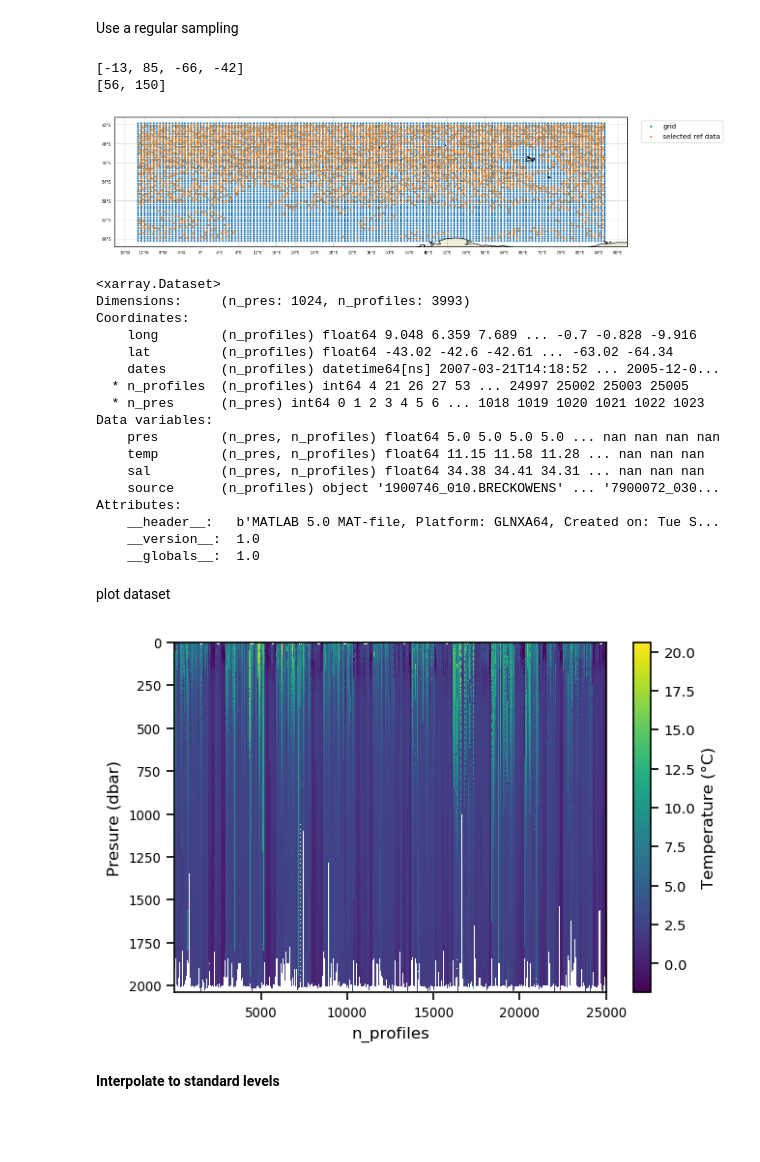
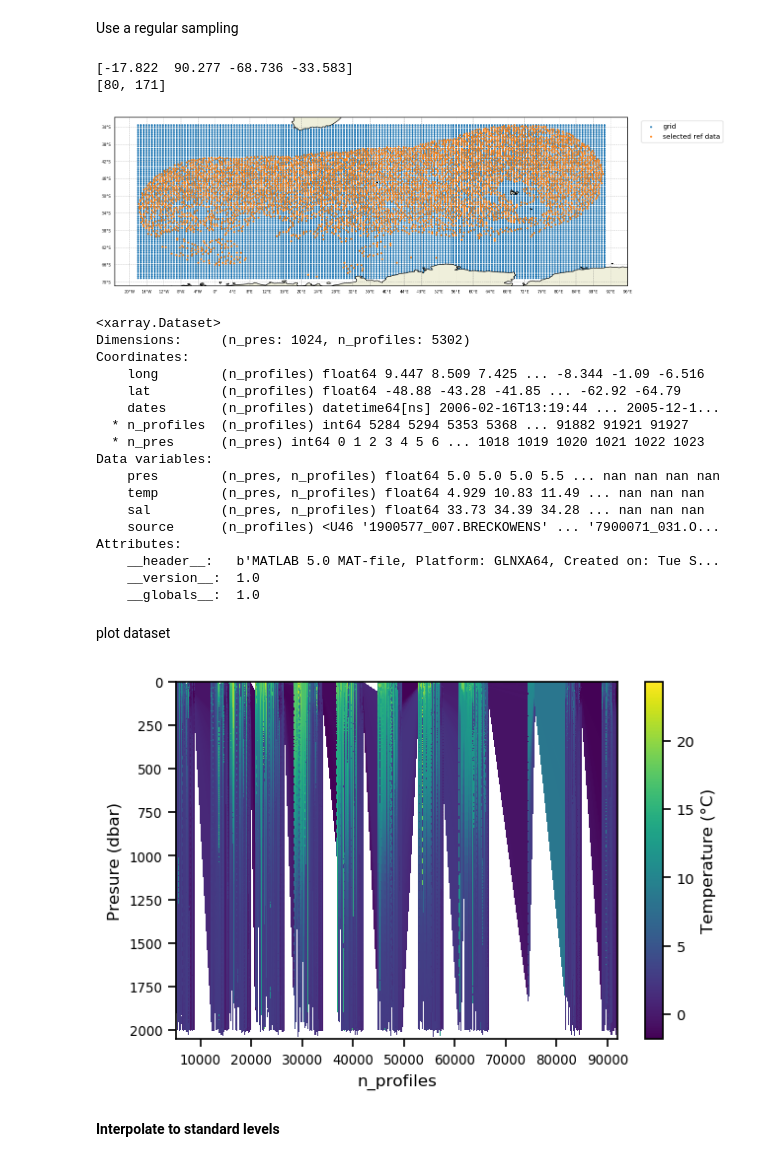
Before and after one commit to euroargodev/DMQC-PCM, a Jupyter notebook: PCM-design/Classif_ArgoReferenceDatabase.ipynb, the cells around one changed output. Drawn from its saved outputs; the diff is of its cells as text; code cells hidden in the pictures; blank space fills up the shorter version.

Commit message:
[add] data selection using simple ellipses

```diff
--- a/PCM-design/Classif_ArgoReferenceDatabase.ipynb
+++ b/PCM-design/Classif_ArgoReferenceDatabase.ipynb
@@ -35,12 +35,16 @@ Reference data selection
 # %%
 # geographical extent
 #geo_extent = [-9, 31, -40, -26] # [min lon, max lon, min lat, max lat]
-geo_extent = [-13, 85, -66, -42] #southern ocean
+#geo_extent = [-13, 85, -66, -42] #southern ocean
 #geo_extent = [-70, -40, 32, 50] #north atlantic
 # depth for interpolation
 max_depth = 1000
 # chose season ('DJF', 'MAM', 'JJA', 'SON' or 'all')
-season = ['all']
+season = ['all'] # TODO: option in trining dataset
+# paths
+WMOboxes_latlon='WMO_boxes_latlon.txt'
+wmo_boxes='wmo_boxes_argo.mat'
+ref_path = '/home1/homedir5/perso/agarciaj/EARISE/OW/matlabow/data/climatology/'
 # %% [markdown]
 Float you want to correct
 # %%
@@ -97,0 +78,6 @@ ds = get_refdata(geo_extent=geo_extent,
+# %%
+ds = get_refdata(float_mat_path = float_mat_path,
+                 WMOboxes_latlon = WMOboxes_latlon,
+                 wmo_boxes = wmo_boxes,
+                 ref_path = ref_path,
+                 season = season)
@@ -121,27 +125,27 @@ Attributes:
 Use a regular sampling
 # %%
 corr_dist = 50 # in km
-ds_t = get_regulargrid_dataset(ds, corr_dist, grid_extent=geo_extent)
+ds_t = get_regulargrid_dataset(ds, corr_dist)
 # %% [output]
-[-13, 85, -66, -42]
-[56, 150]
+[-17.822  90.277 -68.736 -33.583]
+[80, 171]
-[figure, old version]
+[figure, new version]
 # %%
 print(ds_t)
 # %% [output]
 <xarray.Dataset>
-Dimensions:     (n_pres: 1024, n_profiles: 3993)
+Dimensions:     (n_pres: 1024, n_profiles: 5302)
 Coordinates:
-    long        (n_profiles) float64 9.048 6.359 7.689 ... -0.7 -0.828 -9.916
-    lat         (n_profiles) float64 -43.02 -42.6 -42.61 ... -63.02 -64.34
-    dates       (n_profiles) datetime64[ns] 2007-03-21T14:18:52 ... 2005-12-0...
-  * n_profiles  (n_profiles) int64 4 21 26 27 53 ... 24997 25002 25003 25005
+    long        (n_profiles) float64 9.447 8.509 7.425 ... -8.344 -1.09 -6.516
+    lat         (n_profiles) float64 -48.88 -43.28 -41.85 ... -62.92 -64.79
+    dates       (n_profiles) datetime64[ns] 2006-02-16T13:19:44 ... 2005-12-1...
+  * n_profiles  (n_profiles) int64 5284 5294 5353 5368 ... 91882 91921 91927
   * n_pres      (n_pres) int64 0 1 2 3 4 5 6 ... 1018 1019 1020 1021 1022 1023
 Data variables:
-    pres        (n_pres, n_profiles) float64 5.0 5.0 5.0 5.0 ... nan nan nan nan
-    temp        (n_pres, n_profiles) float64 11.15 11.58 11.28 ... nan nan nan
-    sal         (n_pres, n_profiles) float64 34.38 34.41 34.31 ... nan nan nan
-    source      (n_profiles) object '1900746_010.BRECKOWENS' ... '7900072_030...
+    pres        (n_pres, n_profiles) float64 5.0 5.0 5.0 5.5 ... nan nan nan nan
+    temp        (n_pres, n_profiles) float64 4.929 10.83 11.49 ... nan nan nan
+    sal         (n_pres, n_profiles) float64 33.73 34.39 34.28 ... nan nan nan
+    source      (n_profiles) <U46 '1900577_007.BRECKOWENS' ... '7900071_031.O...
 Attributes:
     __header__:   b'MATLAB 5.0 MAT-file, Platform: GLNXA64, Created on: Tue S...
     __version__:  1.0
@@ -159,7 +163,7 @@ ax.tick_params(axis="y", labelsize=8)
 ax.set_ylabel('Presure (dbar)', fontsize=10);
 ax.set_xlabel('n_profiles', fontsize=10);
 # %% [output]
-[figure, old version]
+[figure, new version]
 # %% [markdown]
 __Interpolate to standard levels__
 # %%
```
Also changed, not shown: parts of 30 cells of this notebook, 1 other file.
